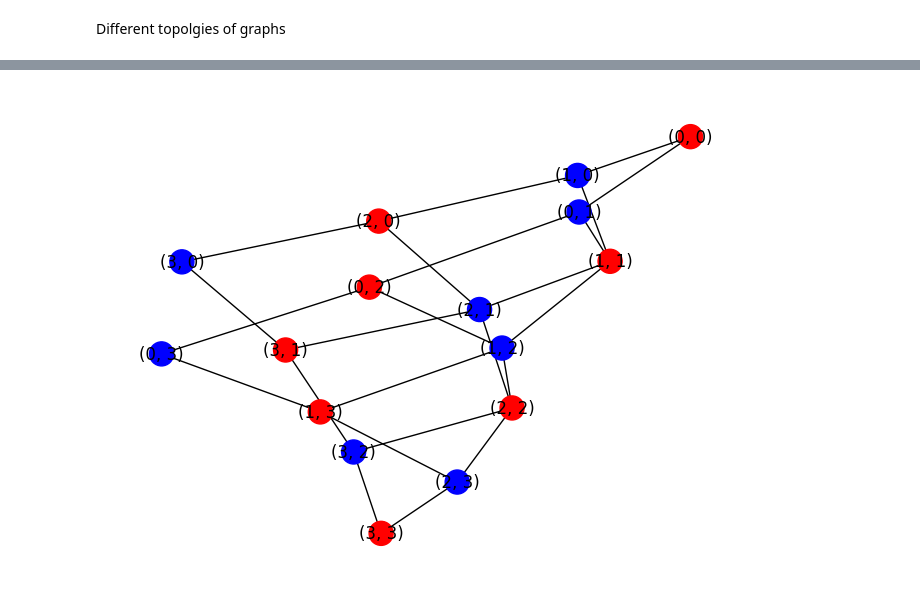
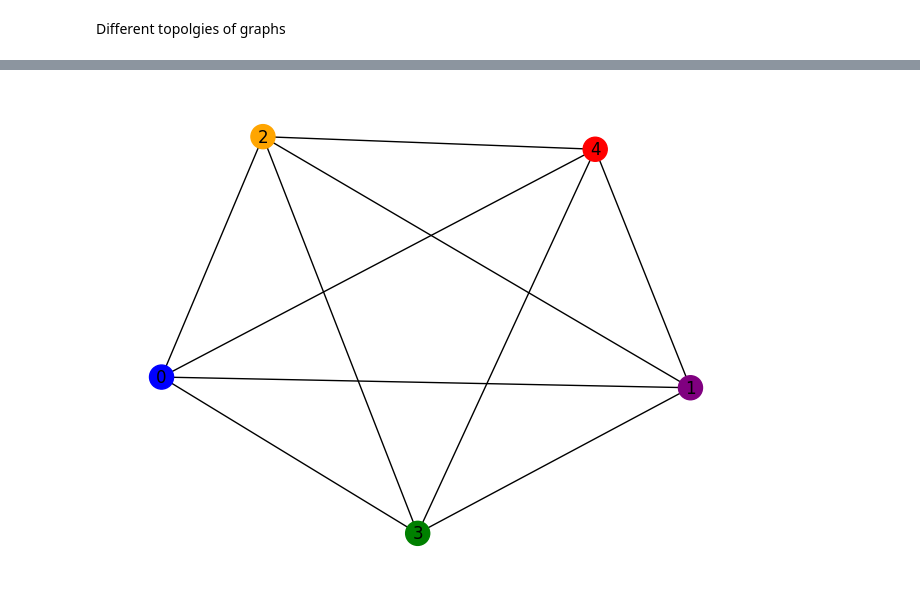
Before and after one commit to DarraghD1/AssignmentTwoAI, a Jupyter notebook: main.ipynb, the cells around one changed output, grey strips where cells are left out. Cells and saved outputs as stored; diff of their text form; code cells hidden in the pictures.

```diff
--- a/main.ipynb
+++ b/main.ipynb
@@ -8,12 +8,13 @@ import matplotlib.pyplot as plt
 k5 = nx.complete_graph(5)
 cycle = nx.cycle_graph(12)
 grid = nx.grid_2d_graph(4, 4)
+barb = nx.barabasi_albert_graph(10, 1)
 
 # store in list
-graphs = [k5, cycle, grid]
+graphs = [k5, cycle, grid, barb]
 
 # subplot so all graphs can be displayed
-fig, axes = plt.subplots(1, 3, figsize=(15, 5))
+fig, axes = plt.subplots(1, 4, figsize=(20, 5))
 
 # loop through list of graphs and draw
 for ax, G in zip(axes, graphs):
@@ -26,9 +27,10 @@ plt.show()
 # %%
-# input number of colours for the topology
-num_colours = 5 if graphs == k5 else 2
+# enter graph for experiment
 selected_graph = grid
 
-palette = ["red", "blue", "green", "orange", "yellow"]
+# input number of colours for the topology
+num_colours = 5 if selected_graph == k5 else 2
+palette = ["green", "purple", "orange", "red", "blue"]
 
 '''
 simple conflict counting function
@@ -132,44 +134,59 @@ def run_experiment(selected_graph):
 
     return colouring, conflicts_over_time
 # %%
+# loop through the graphs for easier comparison
+for selected_graph in graphs:
+    if selected_graph is k5:
+        num_colours = 5
+    else:
+        num_colours = 2
 
-all_conflicts = []
-end_conflicts = []
-steps_to_solution = []
-solutions = []
 
-for i in range(num_runs):
-    colouring, conflicts_over_time = run_experiment(selected_graph)
-    all_conflicts.append(conflicts_over_time)
-    end_conflicts.append(conflicts_over_time[-1])
-    steps_to_solution.append(len(conflicts_over_time) - 1)
-    solutions.append(colouring)
+    all_conflicts = []
+    end_conflicts = []
+    steps_to_solution = []
+    solutions = []
 
-successes = sum(1 for c in end_conflicts if c == 0)
+    for i in range(num_runs):
+        colouring, conflicts_over_time = run_experiment(selected_graph)
+        all_conflicts.append(conflicts_over_time)
+        end_conflicts.append(conflicts_over_time[-1])
+        steps_to_solution.append(len(conflicts_over_time) - 1)
+        solutions.append(colouring)
 
-# choose a solved run if one exists, otherwise choose the best run
-if successes > 0:
-    index = next(i for i, conflicts in enumerate(end_conflicts) if conflicts == 0)
-else:
-    index = min(range(len(end_conflicts)), key=lambda i: end_conflicts[i])
+    successes = sum(1 for c in end_conflicts if c == 0)
 
-# store solution
-sample_colouring = solutions[index]
+    # choose a solved run if one exists, otherwise choose the best run
+    if successes > 0:
+        index = next(i for i, conflicts in enumerate(end_conflicts) if conflicts == 0)
+    else:
+        index = min(range(len(end_conflicts)), key=lambda i: end_conflicts[i])
 
-# use spring layout for plotting
-node_pos = nx.spring_layout(selected_graph, seed=42)
+    # store solution
+    sample_colouring = solutions[index]
 
-# convert colour indices to colour names for plotting
-node_colours_plot = [
-    palette[sample_colouring[n]]
-    for n in selected_graph.nodes()
-]
+    # convert colour indices to colour names for plotting
+    node_colours_plot = [
+        palette[sample_colouring[n]]
+        for n in selected_graph.nodes()
+    ]
 
-# plot graph
-nx.draw(selected_graph, pos=node_pos, with_labels=True, node_color=node_colours_plot)
-plt.show()
-print("Successes:", successes, "/", num_runs)
-print("Final conflicts (shown run):", end_conflicts[index])
+    # plot graph
+    nx.draw(selected_graph, with_labels=True, node_color=node_colours_plot)
+    plt.show()
+    print("Successes:", successes, "/", num_runs)
+    print("Final conflicts:", end_conflicts[index])
+
+    # plot conflict over time for runs
+    plt.figure(figsize=(10, 5))
+    for conflicts in all_conflicts:
+        plt.plot(conflicts)
+
+    plt.title("Conflicts Over Time")
+    plt.xlabel("Iterations")
+    plt.ylabel("Number of Conflicts")
+    plt.grid(True)
+    plt.show()
 # %% [output]
-[figure, old version]
+[figure, new version]
 Successes: 20 / 20
```
Also changed, not shown: parts of 3 cells of this notebook.
